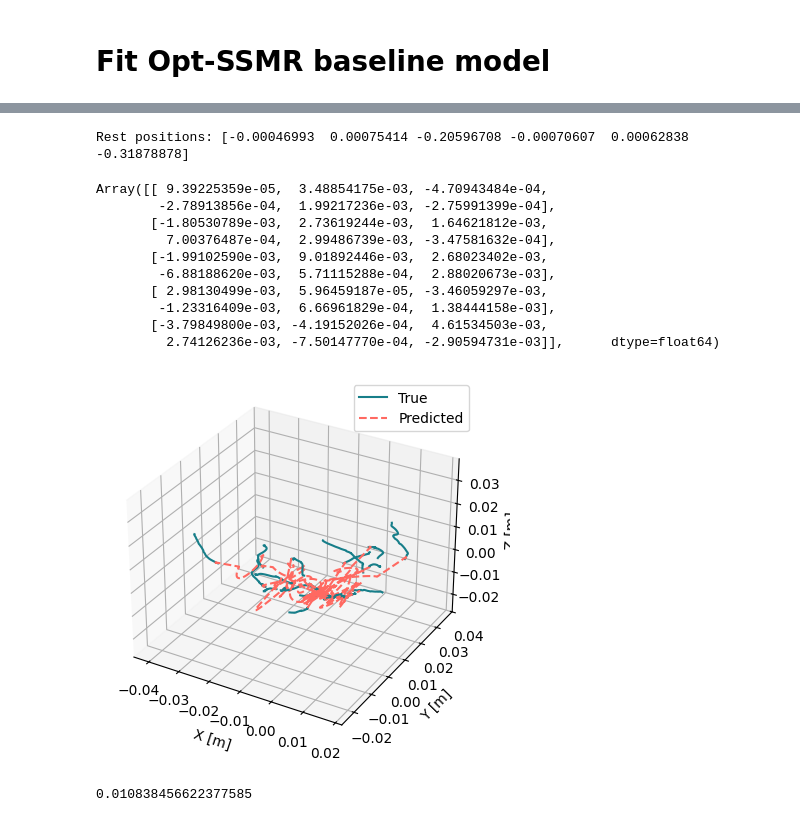
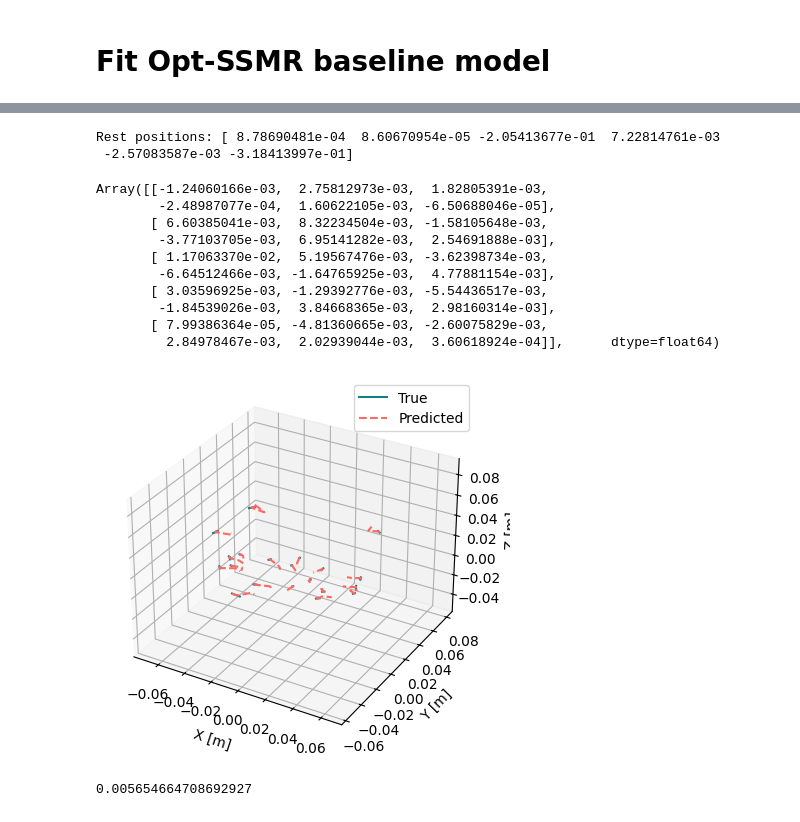
Before and after one commit to StanfordASL/trunk-stack, a Jupyter notebook: stack/main/scripts/fit_ssmr_opt.ipynb, the cells around one changed output, grey strips where cells are left out. Cells and saved outputs as stored; diff of their text form; code cells hidden in the pictures.

```diff
--- a/stack/main/scripts/fit_ssmr_opt.ipynb
+++ b/stack/main/scripts/fit_ssmr_opt.ipynb
@@ -302,7 +299,7 @@ def combine_trajectories(trajectories, controls, time_arrays):
     return combined_trajectories, combined_controls, combined_time
 # %%
 # Process and load all trajectories
-data_path = "../data/trajectories/autonomous/real-2207-autonomous-no-coupling"
+data_path = "../data/trajectories/autonomous/real-1208-autonomous-no-coupling"
 trajectories, _, time_arrays = preprocess_trajectories(data_path, filter_transition=True)
 
 # Combine trajectories into a single array
@@ -389,7 +386,7 @@ plot_trajectories_comparison(aut_trajs_obs_test[:, -3:, :], aut_trajs_pred[:, -3
 # %%
 # We load the controlled data
 # data_path_controlled = "../data/trajectories/controlled/real-1007-rw"  # random walk data (6 inputs)
-data_path_controlled = "../data/trajectories/controlled/real-1007"  # quasiperiodic data (6 inputs)
+data_path_controlled = "../data/trajectories/controlled/real-1208-circle"  # quasiperiodic data (6 inputs)
 
 controlled_trajectories, controls, controlled_time_arrays = preprocess_trajectories(data_path_controlled, filter_transition=False)
 
@@ -425,13 +422,15 @@ rest_positions = np.mean(aut_trajs[:, -N_obs:, -1], axis=0)
 print("Rest positions:", rest_positions)
 
 # Skip first data point as it's duplicate
-i_skip = 500
-N_ctrl_train = 50
-ctrl_trajs_obs = controlled_trajs[:N_ctrl_train, -N_obs:, i_skip:] - rest_positions[None, :, None]
-us = control_inputs[:N_ctrl_train, :, i_skip:]
+i_skip = 1000
+i_max = i_skip + 2000
+N_ctrl_train = 10
+ctrl_trajs_obs = controlled_trajs[:N_ctrl_train, -N_obs:, i_skip:i_max] - rest_positions[None, :, None]
+us = control_inputs[:N_ctrl_train, :, i_skip:i_max]
 ts = c_tss[1, i_skip:]
 # %% [output]
-Rest positions: [-0.00046993  0.00075414 -0.20596708 -0.00070607  0.00062838 -0.31878878]
+Rest positions: [ 8.78690481e-04  8.60670954e-05 -2.05413677e-01  7.22814761e-03
+ -2.57083587e-03 -3.18413997e-01]
 # %%
 # Obtain labels used to fit B_r
 xs_flat, us_flat, delta_x_dots_flat = get_residual_labels(ssm_opt, ctrl_trajs_obs, ts, us=us)
@@ -447,31 +446,31 @@ ssmr_opt = SSMR(ssm_opt, residual_B_r, obs_perf_matrix, model_type="opt_ssm")
 # Check B_r matrix
 ssmr_opt.residual_dynamics.learned_B_r.B_r_coeff
 # %% [output]
-Array([[ 9.39225359e-05,  3.48854175e-03, -4.70943484e-04,
-        -2.78913856e-04,  1.99217236e-03, -2.75991399e-04],
-       [-1.80530789e-03,  2.73619244e-03,  1.64621812e-03,
-         7.00376487e-04,  2.99486739e-03, -3.47581632e-04],
-       [-1.99102590e-03,  9.01892446e-03,  2.68023402e-03,
-        -6.88188620e-03,  5.71115288e-04,  2.88020673e-03],
-       [ 2.98130499e-03,  5.96459187e-05, -3.46059297e-03,
-        -1.23316409e-03,  6.66961829e-04,  1.38444158e-03],
-       [-3.79849800e-03, -4.19152026e-04,  4.61534503e-03,
-         2.74126236e-03, -7.50147770e-04, -2.90594731e-03]],      dtype=float64)
+Array([[-1.24060166e-03,  2.75812973e-03,  1.82805391e-03,
+        -2.48987077e-04,  1.60622105e-03, -6.50688046e-05],
+       [ 6.60385041e-03,  8.32234504e-03, -1.58105648e-03,
+        -3.77103705e-03,  6.95141282e-03,  2.54691888e-03],
+       [ 1.17063370e-02,  5.19567476e-03, -3.62398734e-03,
+        -6.64512466e-03, -1.64765925e-03,  4.77881154e-03],
+       [ 3.03596925e-03, -1.29392776e-03, -5.54436517e-03,
+        -1.84539026e-03,  3.84668365e-03,  2.98160314e-03],
+       [ 7.99386364e-05, -4.81360665e-03, -2.60075829e-03,
+         2.84978467e-03,  2.02939044e-03,  3.60618924e-04]],      dtype=float64)
 # %%
 N_ctrl_test = 20
-i_end = i_skip + 100
+i_end = i_skip + 10
 ctrl_trajs_obs_test = controlled_trajs[N_ctrl_train:N_ctrl_train+N_ctrl_test, -N_obs:, i_skip:i_end] - rest_positions[None, :, None]
 us_test = control_inputs[N_ctrl_train:N_ctrl_train+N_ctrl_test, :, i_skip:i_end]
 
 ctrl_trajs_pred = generate_ssmr_predictions(ssmr_opt, ctrl_trajs_obs_test, ts, us=us_test)
 plot_trajectories_comparison(ctrl_trajs_obs_test[:, -3:, :], ctrl_trajs_pred[:, -3:, :], plot_errors=False)
 # %% [output]
-[figure, old version]
+[figure, new version]
 # %%
 rmse = jnp.linalg.norm(ctrl_trajs_obs_test - ctrl_trajs_pred, axis=1).mean()
 print(rmse)
 # %% [output]
-0.010838456622377585
+0.005654664708692927
 # %%
 plt.plot(ctrl_trajs_obs_test[0,0,:], label='Observed')
 plt.plot(ctrl_trajs_pred[0,0,:], '--', label='Predicted')
```
Also changed, not shown: parts of 10 cells of this notebook, 3 other files.
